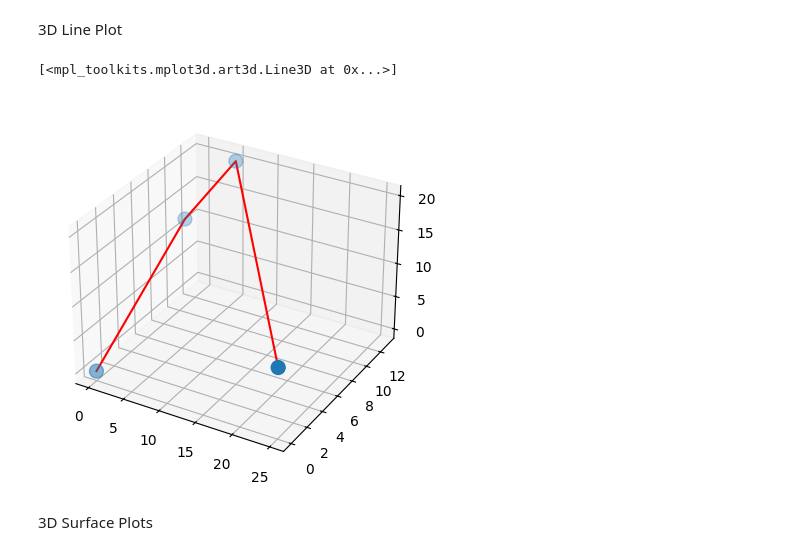
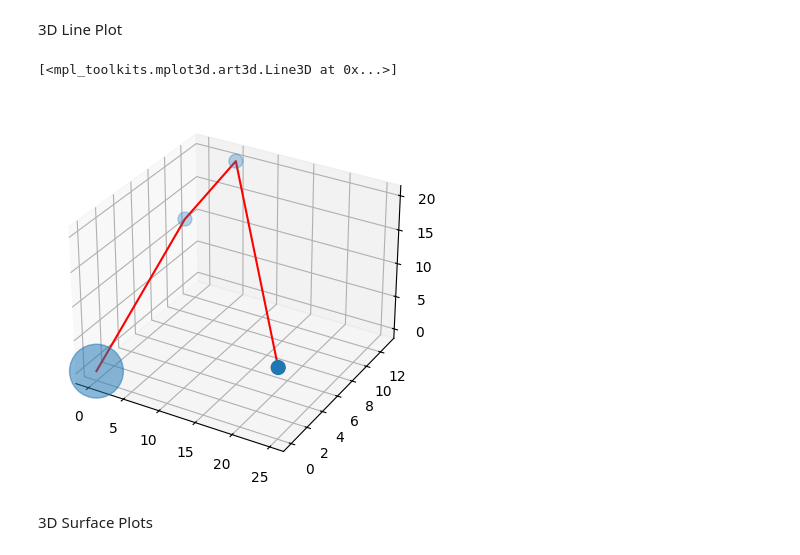
Before and after one commit to rahulkumar80026/Machine-Learning-Basic-to-Advanced, a Jupyter notebook: DataVisulization/2nd.ipynb, the cells around one changed output. Drawn from its saved outputs; the diff is of its cells as text; code cells hidden in the pictures.

```diff
--- a/DataVisulization/2nd.ipynb
+++ b/DataVisulization/2nd.ipynb
@@ -226,18 +226,18 @@ Text(0.5, 0, 'Strike Rate')
 # %%
 x = [0,1,5,25]
 y = [0,10,13,0]
 z = [0,13,20,9]
 
 
 fig = plt.figure()
 
-ax = fig.add_subplot(111, projection='3d')
+ax = fig.add_subplot( projection='3d')
 
-ax.scatter3D(x,y,z, s =[100,100,100,100])
+ax.scatter3D(x,y,z, s =[1500,100,100,100])
 ax.plot3D(x,y,z,color='red')
 # %% [output]
 [<mpl_toolkits.mplot3d.art3d.Line3D at 0x...>]
-[figure, old version]
+[figure, new version]
 # %% [markdown]
 3D Surface Plots
 # %%
```
Also changed, not shown: parts of 12 cells of this notebook.
